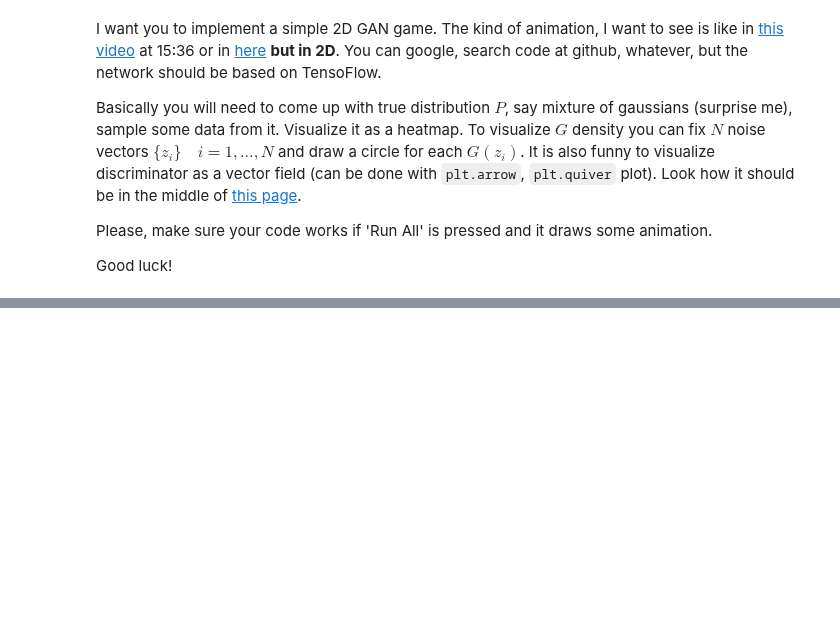
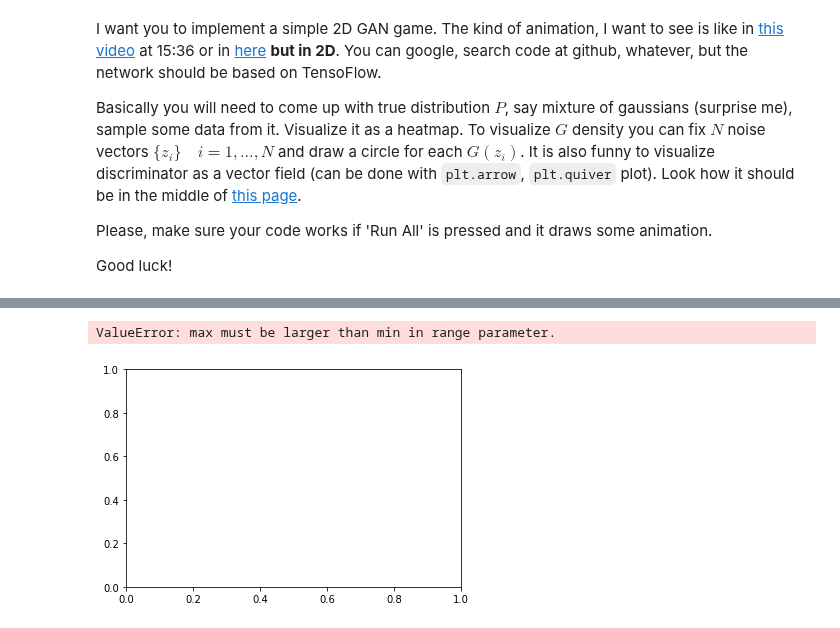
Before and after one commit to hov1417/NNHomework, a Jupyter notebook: session3/final_assignment.ipynb, the cells around one changed output, grey strips where cells are left out. Saved outputs shown, nothing was run; the diff lists cells and outputs as text; code cells hidden in the pictures; blank space fills up the shorter version.

```diff
--- a/session3/final_assignment.ipynb
+++ b/session3/final_assignment.ipynb
@@ -147,0 +172,9 @@ epoch 10
+# %%
+a = sess.run(gen_vars)
+# %%
+flatten = np.concatenate([i.flatten() for i in a])
+# %%
+plt.hist(flatten)
+# %% [output]
+ValueError: max must be larger than min in range parameter.
+[figure, added]
```
Also changed, not shown: parts of 11 cells of this notebook.
